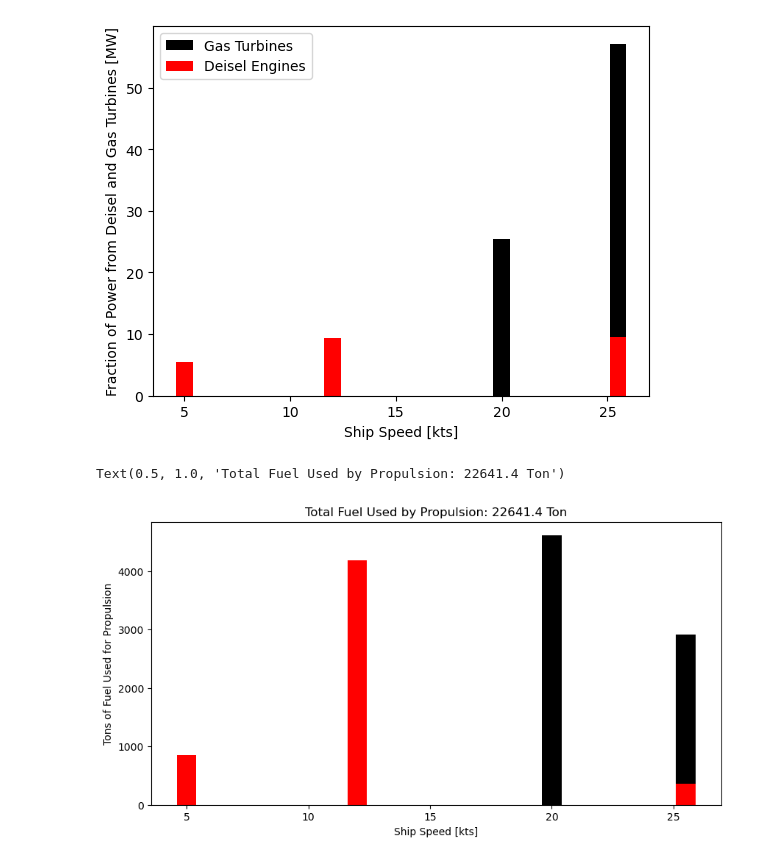
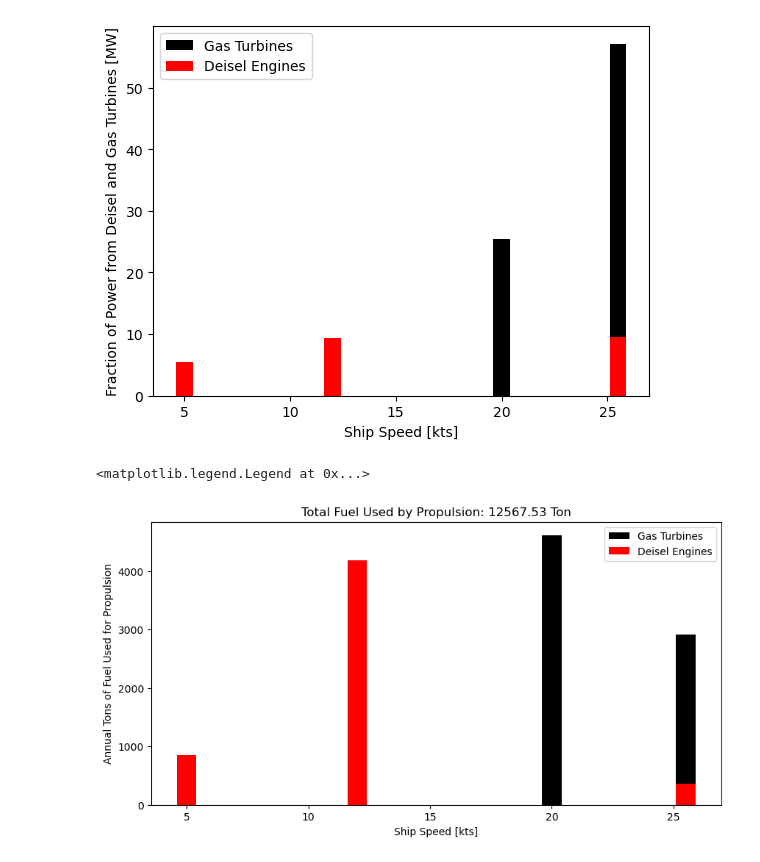
Before and after one commit to vandelij/marine_propulsion, a Jupyter notebook: final_project.ipynb, the cells around one changed output. Drawn from its saved outputs; the diff is of its cells as text; code cells hidden in the pictures.

Commit message:
starting new engine section

```diff
--- a/final_project.ipynb
+++ b/final_project.ipynb
@@ -468,12 +468,13 @@ plt.legend()
 # %%
 # plot the solution
 plt.figure(figsize=(10,5))
-plt.bar(speeds, (m_war_annual+m_titan_annual)/1000, color='black')
-plt.bar(speeds, m_war_annual/1000, color='red')
+plt.bar(speeds, (m_war_annual+m_titan_annual)/1000, color='black', label='Gas Turbines')
+plt.bar(speeds, m_war_annual/1000, color='red', label='Deisel Engines')
 
 plt.xlabel('Ship Speed [kts]')
-plt.ylabel('Tons of Fuel Used for Propulsion')
-plt.title(f'Total Fuel Used by Propulsion: {np.round(mtot_steam/1000, 2)} Ton')
+plt.ylabel('Annual Tons of Fuel Used for Propulsion')
+plt.title(f'Total Fuel Used by Propulsion: {np.round(total_fuel/1000, 2)} Ton')
+plt.legend()
 # %% [output]
-Text(0.5, 1.0, 'Total Fuel Used by Propulsion: 22641.4 Ton')
+<matplotlib.legend.Legend at 0x...>
-[figure, old version]
+[figure, new version]
```
Also changed, not shown: parts of 1 cell of this notebook.
